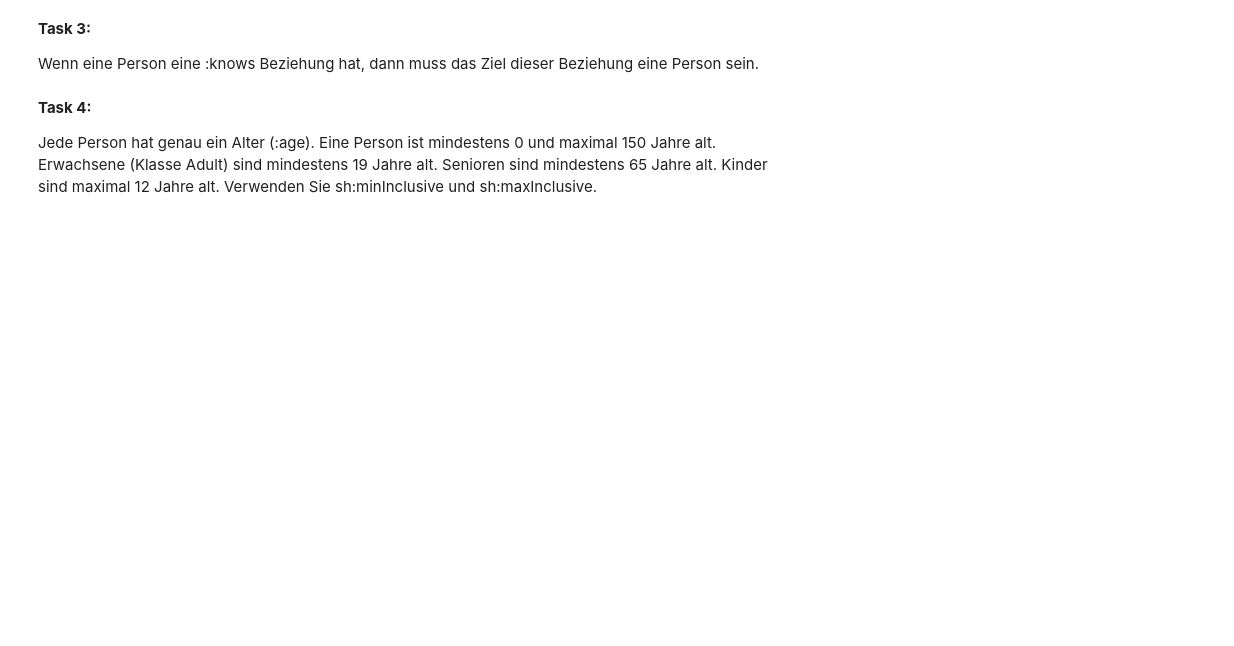
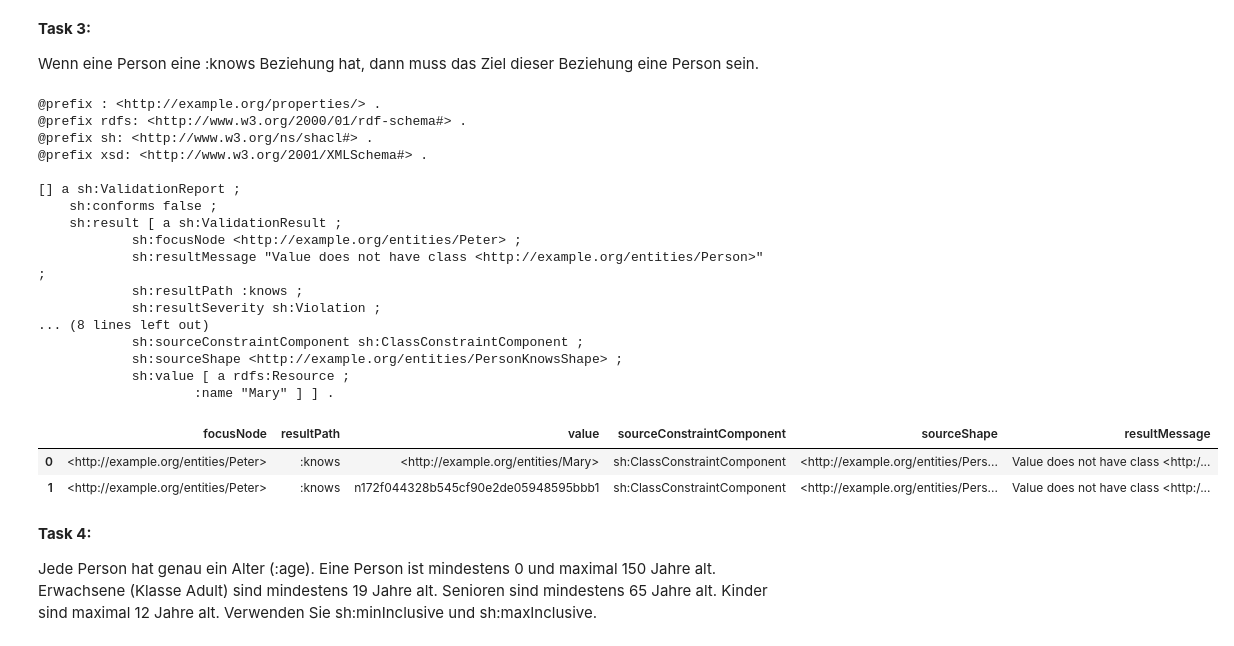
Before and after one commit to Magdalena-code/SemAI, a Jupyter notebook: Exercise 5/UE05_MaKö.ipynb, the cells around one changed output. Saved outputs shown, nothing was run; the diff lists cells and outputs as text; code cells hidden in the pictures; blank space fills up the shorter version.

```diff
--- a/Exercise 5/UE05_MaKö.ipynb
+++ b/Exercise 5/UE05_MaKö.ipynb
@@ -198,34 +239,55 @@ BASE <http://example.org/entities/>
         :knows    [ rdf:type  <Person> ] .
 
 <Jane>  :knows  <Jim> .
 """)
 
 sg = Graph() # the Shapes Graph
 sg.parse(format="turtle", data="""
 PREFIX rdf:  <http://www.w3.org/1999/02/22-rdf-syntax-ns#>
 PREFIX rdfs: <http://www.w3.org/2000/01/rdf-schema#>
 PREFIX sh:   <http://www.w3.org/ns/shacl#>
 PREFIX xsd:  <http://www.w3.org/2001/XMLSchema#>
 PREFIX :     <http://example.org/properties/>
 BASE <http://example.org/entities/>
 
 <PersonShape> a sh:NodeShape ;
     sh:targetClass <Person> ;
     sh:property <PersonKnowsShape> .
 
-<PersonKnowsShape>
+<PersonKnowsShape> a sh:PropertyShape ;
     sh:path :knows ;
     sh:class <Person> .
 """)
 
 conforms, results_graph, results_text = shacl_validate(dg,sg)
 
 if conforms:
 	print("everything good")
 else:
 	print(results_graph.serialize(format='turtle'))
 
 validation_report_as_dataframe(results_graph)
+# %% [output]
+@prefix : <http://example.org/properties/> .
+@prefix rdfs: <http://www.w3.org/2000/01/rdf-schema#> .
+@prefix sh: <http://www.w3.org/ns/shacl#> .
+@prefix xsd: <http://www.w3.org/2001/XMLSchema#> .
+
+[] a sh:ValidationReport ;
+    sh:conforms false ;
+    sh:result [ a sh:ValidationResult ;
+            sh:focusNode <http://example.org/entities/Peter> ;
+            sh:resultMessage "Value does not have class <http://example.org/entities/Person>" ;
+            sh:resultPath :knows ;
+            sh:resultSeverity sh:Violation ;
+... (8 lines left out)
+            sh:sourceConstraintComponent sh:ClassConstraintComponent ;
+            sh:sourceShape <http://example.org/entities/PersonKnowsShape> ;
+            sh:value [ a rdfs:Resource ;
+                    :name "Mary" ] ] .
+|  | focusNode | resultPath | value | sourceConstraintComponent | sourceShape | resultMessage |
+| 0 | <http://example.org/entities/Peter> | :knows | <http://example.org/entities/Mary> | sh:ClassConstraintComponent | <http://example.org/entities/Pers... | Value does not have class <http:/... |
+| 1 | <http://example.org/entities/Peter> | :knows | n172f044328b545cf90e2de05948595bbb1 | sh:ClassConstraintComponent | <http://example.org/entities/Pers... | Value does not have class <http:/... |
 # %% [markdown]
 **Task 4:**
 
```
Also changed, not shown: parts of 9 cells of this notebook.
